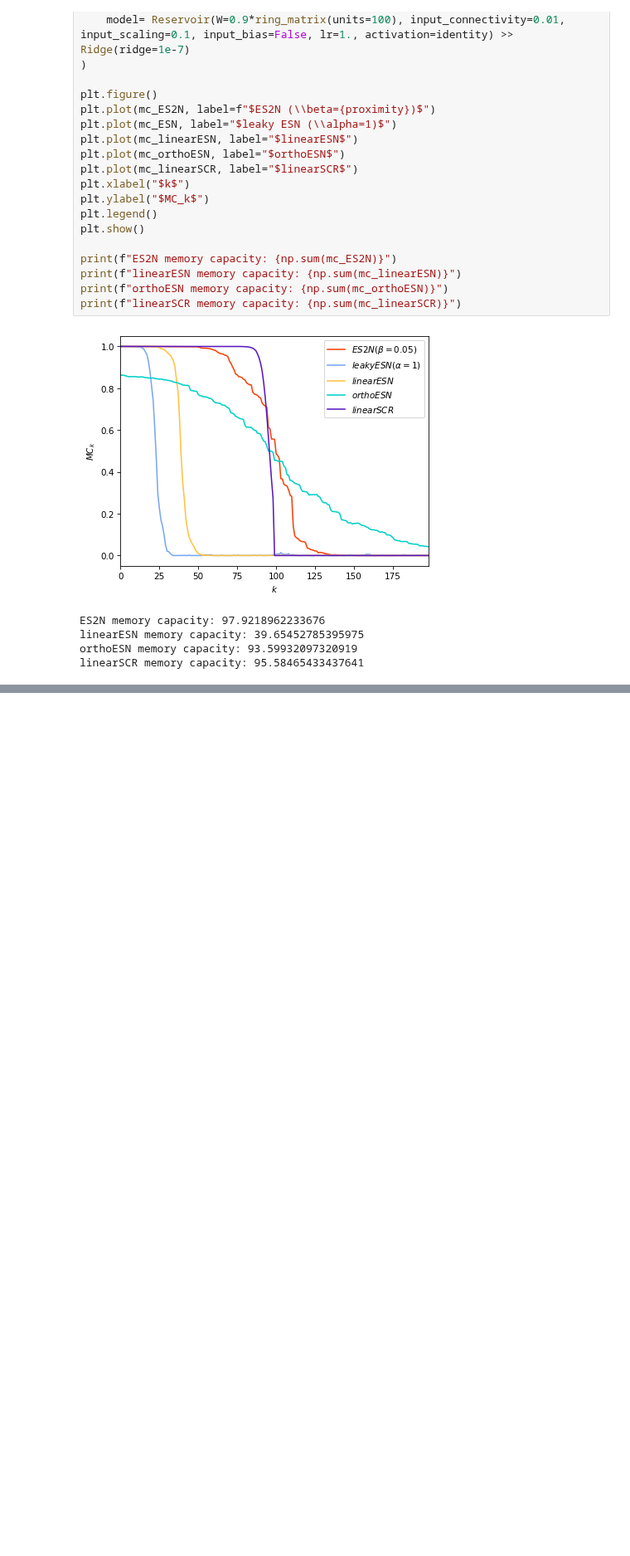
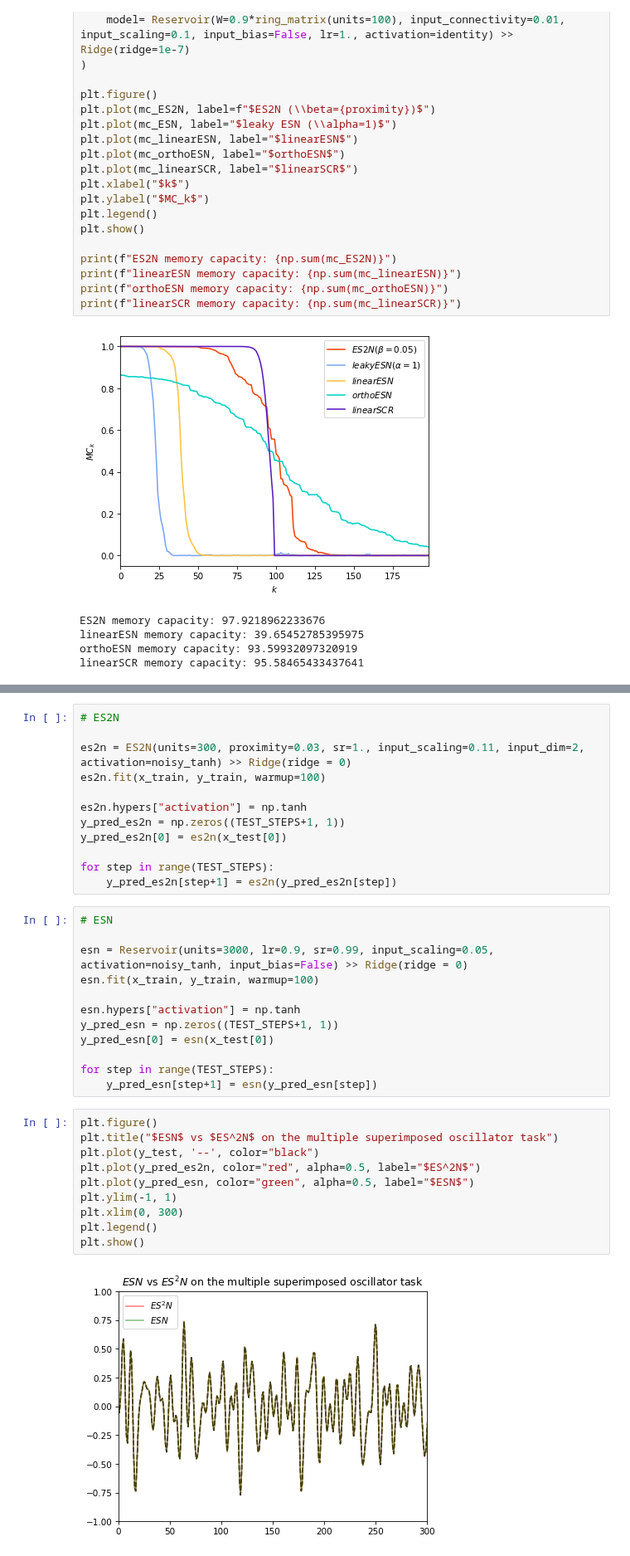
Before and after one commit to reservoirpy/reservoirpy, a Jupyter notebook: examples/Edge of Stability Echo State Network/Edge_of_stability_Ceni_Gallicchio_2023.ipynb, the cells around one changed output, grey strips where cells are left out. Shown at 83% size. Drawn from its saved outputs; the diff is of its cells as text; blank space fills up the shorter version.

```diff
--- a/examples/Edge of Stability Echo State Network/Edge_of_stability_Ceni_Gallicchio_2023.ipynb
+++ b/examples/Edge of Stability Echo State Network/Edge_of_stability_Ceni_Gallicchio_2023.ipynb
@@ -410,0 +602,36 @@ plt.show()
+# %%
+# ES2N
+
+es2n = ES2N(units=300, proximity=0.03, sr=1., input_scaling=0.11, input_dim=2, activation=noisy_tanh) >> Ridge(ridge = 0)
+es2n.fit(x_train, y_train, warmup=100)
+
+es2n.hypers["activation"] = np.tanh
+y_pred_es2n = np.zeros((TEST_STEPS+1, 1))
+y_pred_es2n[0] = es2n(x_test[0])
+
+for step in range(TEST_STEPS):
+    y_pred_es2n[step+1] = es2n(y_pred_es2n[step])
+# %%
+# ESN
+
+esn = Reservoir(units=3000, lr=0.9, sr=0.99, input_scaling=0.05, activation=noisy_tanh, input_bias=False) >> Ridge(ridge = 0)
+esn.fit(x_train, y_train, warmup=100)
+
+esn.hypers["activation"] = np.tanh
+y_pred_esn = np.zeros((TEST_STEPS+1, 1))
+y_pred_esn[0] = esn(x_test[0])
+
+for step in range(TEST_STEPS):
+    y_pred_esn[step+1] = esn(y_pred_esn[step])
+# %%
+plt.figure()
+plt.title("$ESN$ vs $ES^2N$ on the multiple superimposed oscillator task")
+plt.plot(y_test, '--', color="black")
+plt.plot(y_pred_es2n, color="red", alpha=0.5, label="$ES^2N$")
+plt.plot(y_pred_esn, color="green", alpha=0.5, label="$ESN$")
+plt.ylim(-1, 1)
+plt.xlim(0, 300)
+plt.legend()
+plt.show()
+# %% [output]
+[figure, added]
```
Also changed, not shown: parts of 9 cells of this notebook.
